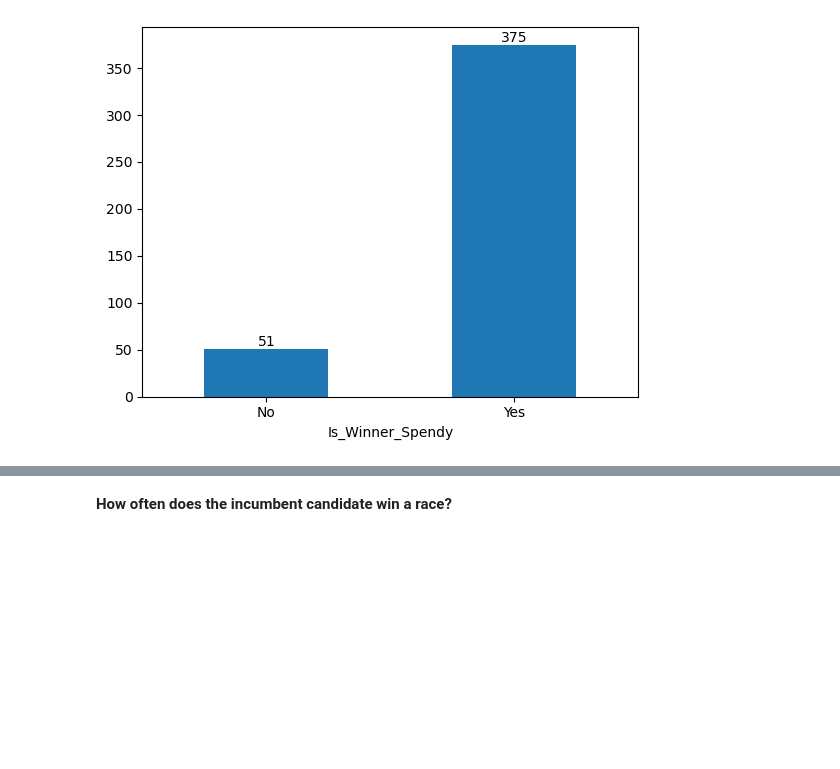
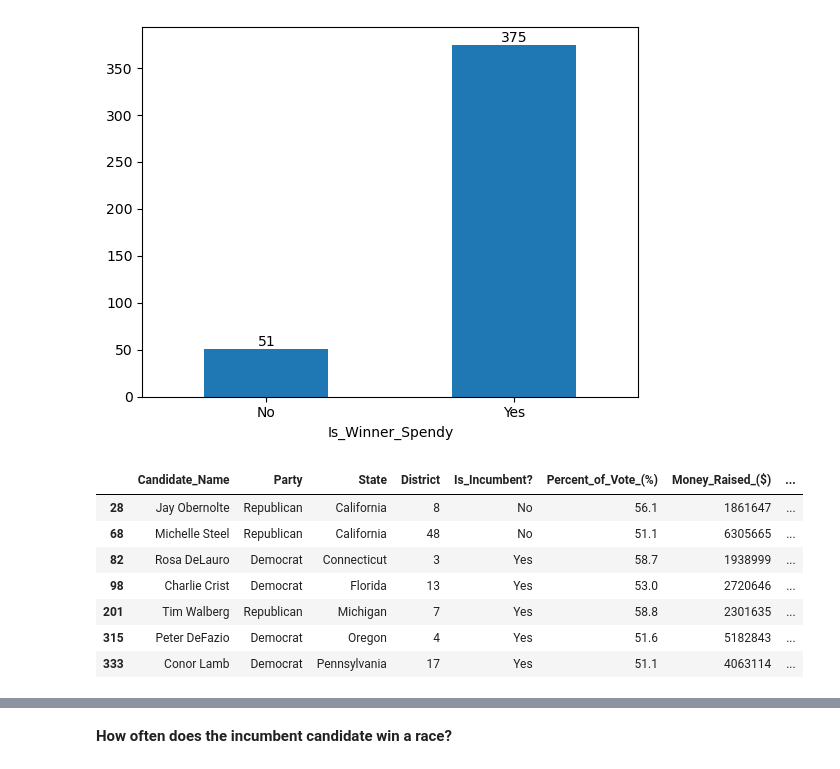
Before and after one commit to ballir27/webscraping-open-secrets-2020-US-House-Elections, a Jupyter notebook: AB-pt2-webscraping-open-secrets.ipynb, the cells around one changed output, grey strips where cells are left out. Cells and saved outputs as stored; diff of their text form; code cells hidden in the pictures; blank space fills up the shorter version.

```diff
--- a/AB-pt2-webscraping-open-secrets.ipynb
+++ b/AB-pt2-webscraping-open-secrets.ipynb
@@ -90,3 +101,21 @@ spendy_winner_bar.bar_label(spendy_winner_bar.containers[0]);
 # %% [output]
 The percent of winners that spent the most in their district was 88.03%!
 [figure]
+# %%
+#Put together a dataframe of winners that either raised the most or spent the most but not both
+win_raise_or_spendy_df = winner_df[winner_df['Did_Winner_Raise_Most_$']!=winner_df['Is_Winner_Spendy']]
+win_raise_or_spendy_df = (win_raise_or_spendy_df
+    .drop(columns=['Most_$_Raised_In_District','Most_$_Spent_In_District','Is_Winner'])
+    .rename(columns={'Did_Winner_Raise_Most_$':'Raise_Most?','Is_Winner_Spendy':'Spend_Most?','Candidate_Party':'Party'})
+    .copy()
+                         )
+win_raise_or_spendy_df
+# %% [output]
+|  | Candidate_Name | Party | State | District | Is_Incumbent? | Percent_of_Vote_(%) | Money_Raised_($) | ... |
+| 28 | Jay Obernolte | Republican | California | 8 | No | 56.1 | 1861647 | ... |
+| 68 | Michelle Steel | Republican | California | 48 | No | 51.1 | 6305665 | ... |
+| 82 | Rosa DeLauro | Democrat | Connecticut | 3 | Yes | 58.7 | 1938999 | ... |
+| 98 | Charlie Crist | Democrat | Florida | 13 | Yes | 53.0 | 2720646 | ... |
+| 201 | Tim Walberg | Republican | Michigan | 7 | Yes | 58.8 | 2301635 | ... |
+| 315 | Peter DeFazio | Democrat | Oregon | 4 | Yes | 51.6 | 5182843 | ... |
+| 333 | Conor Lamb | Democrat | Pennsylvania | 17 | Yes | 51.1 | 4063114 | ... |
```
Also changed, not shown: parts of 23 cells of this notebook.
